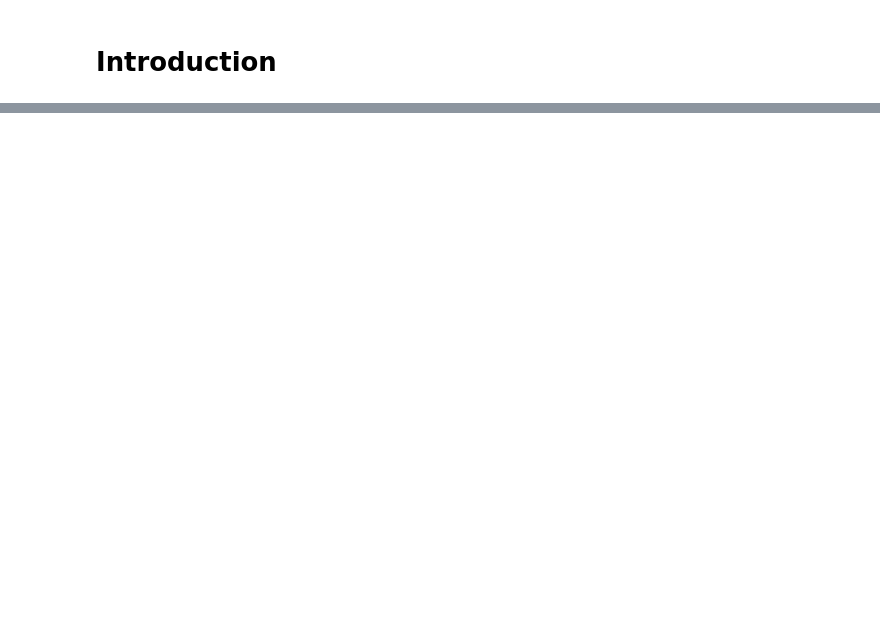
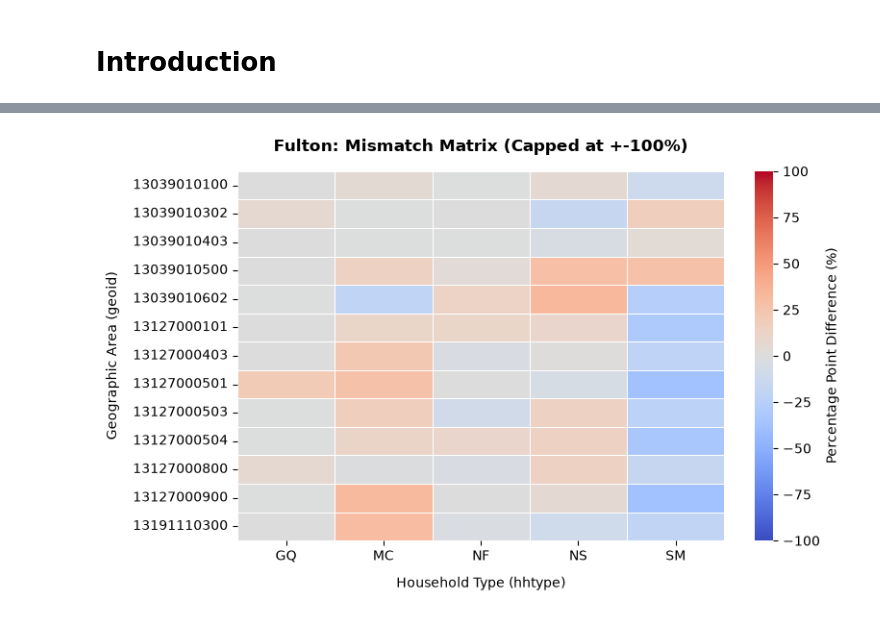
Before and after one commit to nicholas-ko-zy/us-synth-pop, a Jupyter notebook: synthpop/eda.ipynb, the cells around one changed output, grey strips where cells are left out. Drawn from its saved outputs; the diff is of its cells as text; code cells hidden in the pictures; blank space fills up the shorter version.

Commit message:
added heatmap for prop comparison

```diff
--- a/synthpop/eda.ipynb
+++ b/synthpop/eda.ipynb
@@ -218,0 +122,7 @@ syn_indvs_spatial_2503302.shape
+# %%
+hhtype_compare_1300100_df = synpop_hhtype_1300100_df.merge(marginal_hhtype_1300100_df, left_on=['geoid_1', 'hhtype'], right_on=['geoid','hhtype'])
+hhtype_columns_to_keep = ['geoid', 'hhtype', 'perc_syn', 'perc_marg']
+hhtype_compare_1300100_df = hhtype_compare_1300100_df[hhtype_columns_to_keep]
+# hhtype_compare_1300100_df['diff'] = hhtype_compare_1300100_df['count_synpop'] - hhtype_compare_1300100_df['count_marginals']
+hhtype_compare_1300100_df['perc_diff'] = hhtype_compare_1300100_df['perc_syn'] - hhtype_compare_1300100_df['perc_marg']
+hhtype_compare_1300100_df.iloc[5:10, :][['geoid', 'hhtype', 'perc_diff']]
@@ -218,0 +136,51 @@ syn_indvs_spatial_2503302.shape
+# %%
+df_matrix = hhtype_compare_1300100_df.pivot(index='geoid', columns='hhtype', values='perc_diff')
+
+# Fill any missing category combinations with 0 so the heatmap stays uniform
+df_matrix = df_matrix.fillna(0)
+
+df_clipped_ma = df_matrix.clip(lower=-100, upper=100)
+
+# Create a boolean mask identifying where infinite values live
+inf_mask = np.isinf(df_clipped_ma.values)
+
+# Clean up data matrix limits by grabbing only real numeric bounds
+clean_values = df_clipped_ma.values[~inf_mask]
+# %%
+#=====================================================================
+# 2. MASK THE INF VALUES FOR THE COLOR SCALE
+# =====================================================================
+
+vmax = max(abs(clean_values.min()), abs(clean_values.max()))
+vmin = -vmax
+
+# =====================================================================
+# 3. GENERATE THE HEATMAP WITH BACKGROUND COLOR FILL
+# =====================================================================
+fig, ax = plt.subplots(figsize=(8, 5))
+
+# Set the background facecolor of the axis.
+# Any masked (inf) cell will reveal this underlying color.
+ax.set_facecolor('#d3d3d3') # Light slate grey (Change to any hex color you want)
+
+sns.heatmap(
+    df_clipped_ma,
+    fmt="",                  # Keeps mixed string handling clean
+    cmap="coolwarm",         # Classic blue-to-red diverging palette
+    center=0,                # Keeps perfect matches (0.0) neutral white
+    vmin=-100,               # Hard limits the cool blue scale floor
+    vmax=100,                # Hard limits the warm red scale ceiling
+    linewidths=0.5,
+    cbar_kws={'label': 'Percentage Point Difference (%)'}
+)
+
+plt.title('Fulton: Mismatch Matrix (Capped at +-100%)', fontsize=12, pad=15, fontweight='bold')
+plt.xlabel('Household Type (hhtype)', fontsize=10, labelpad=10)
+plt.ylabel('Geographic Area (geoid)', fontsize=10, labelpad=10)
+plt.xticks(rotation=0)
+plt.yticks(rotation=0)
+
+plt.tight_layout()
+plt.show()
+# %% [output]
+[figure, added]
```
Also changed, not shown: parts of 39 cells of this notebook.
